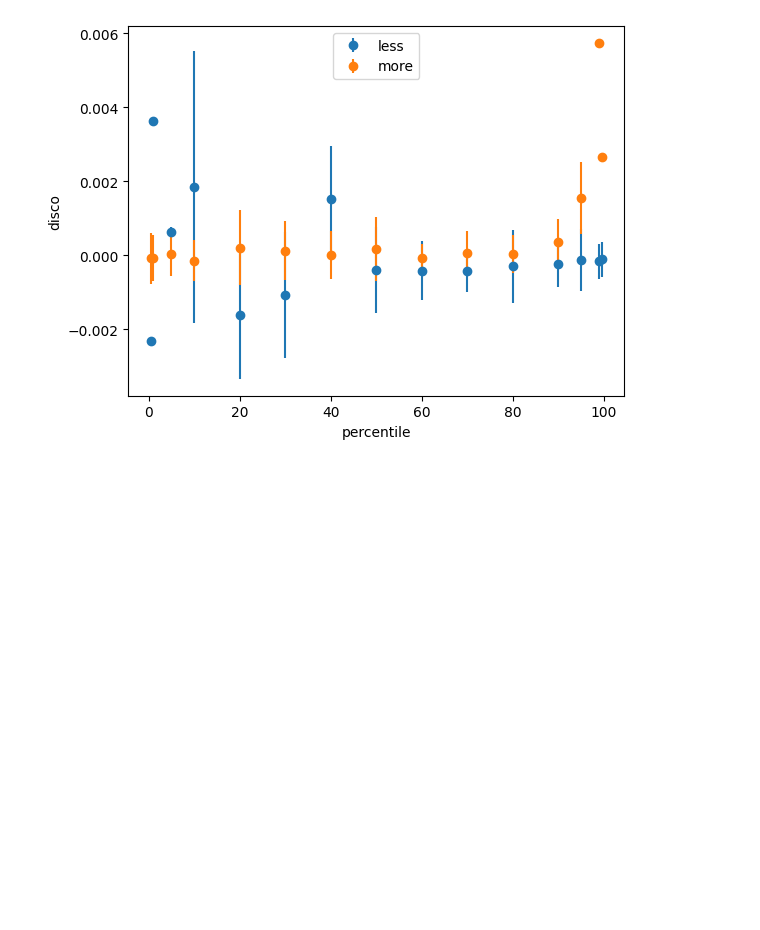
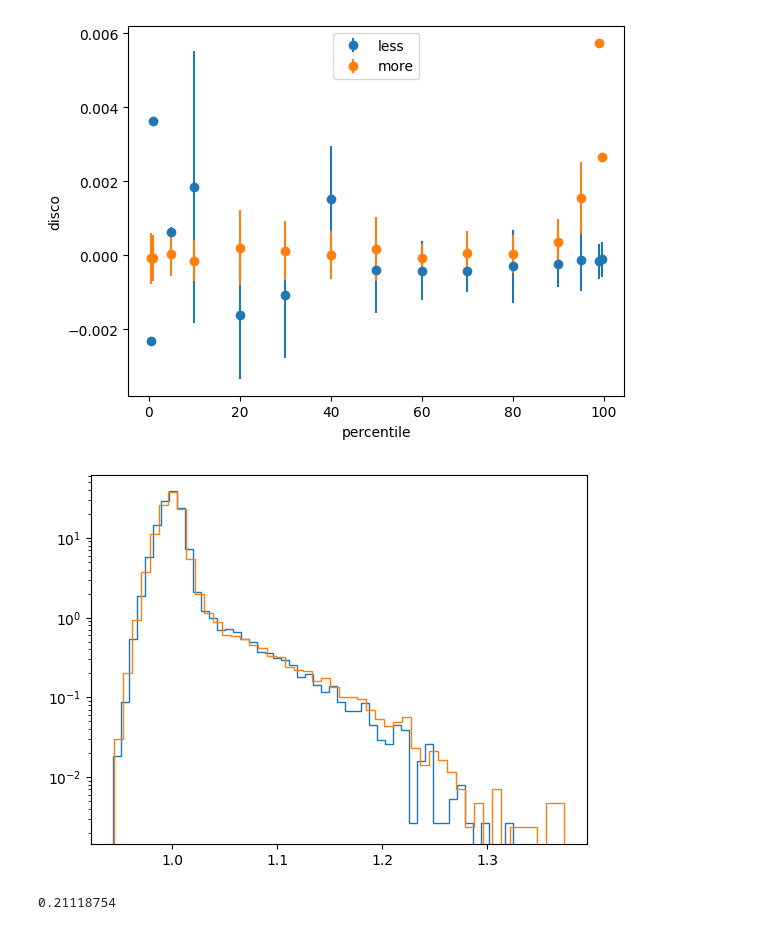
Before and after one commit to heidelberg-hepml/discriminator-metric, a Jupyter notebook: notebooks/weight_cut_distributions.ipynb, the cells around one changed output. Cells and saved outputs as stored; diff of their text form; code cells hidden in the pictures; blank space fills up the shorter version.

```diff
--- a/notebooks/weight_cut_distributions.ipynb
+++ b/notebooks/weight_cut_distributions.ipynb
@@ -266,5 +267,16 @@ plt.legend(loc='upper center')
 plt.show()
 # %% [output]
 [figure]
+# %%
+plt.hist(weight[label==0], bins=50,histtype='step', label='weight', density=True)
+plt.hist(weight[label==1], bins=50,histtype='step', label='weight', density=True)
+plt.yscale('log')
+plt.show()
+# %% [output]
+[figure, added]
+# %%
+max(mjj)
+# %% [output]
+0.21118754
 # %%
 trial = 4
```
Also changed, not shown: parts of 26 cells of this notebook, 2 other files.
